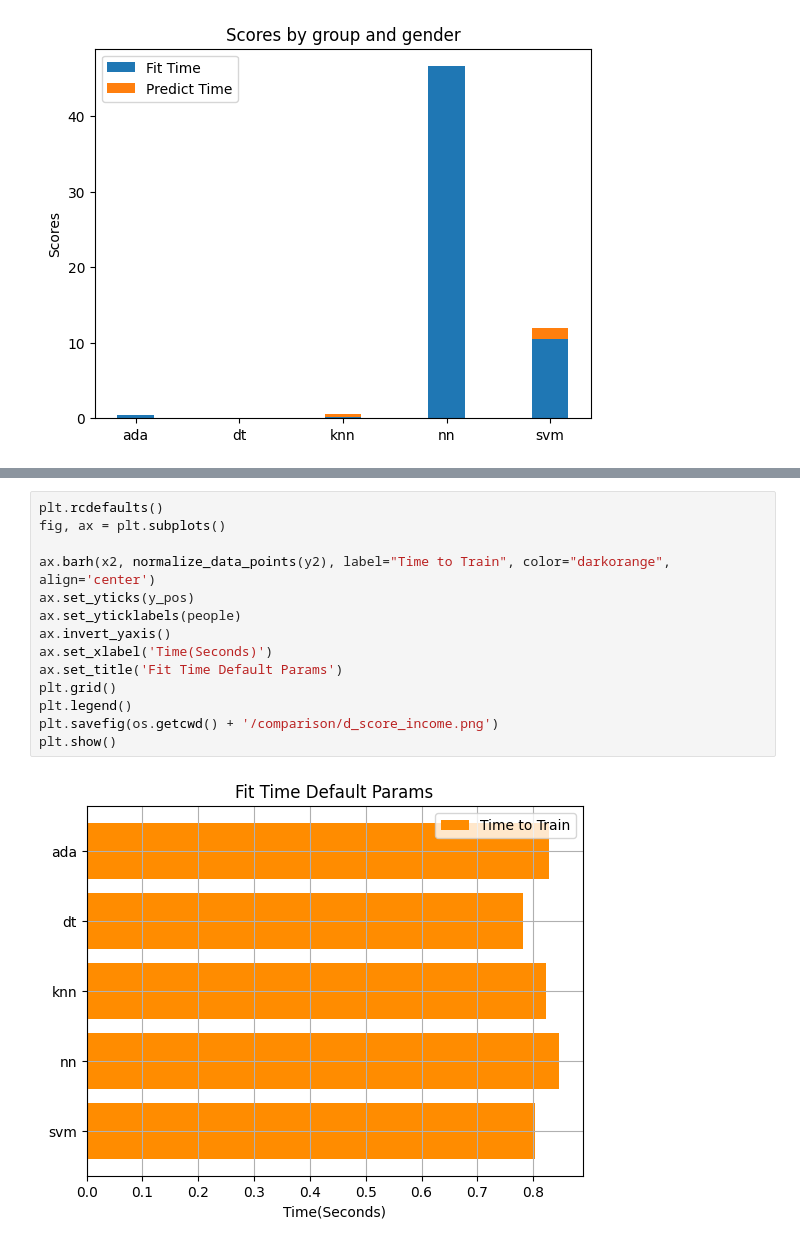
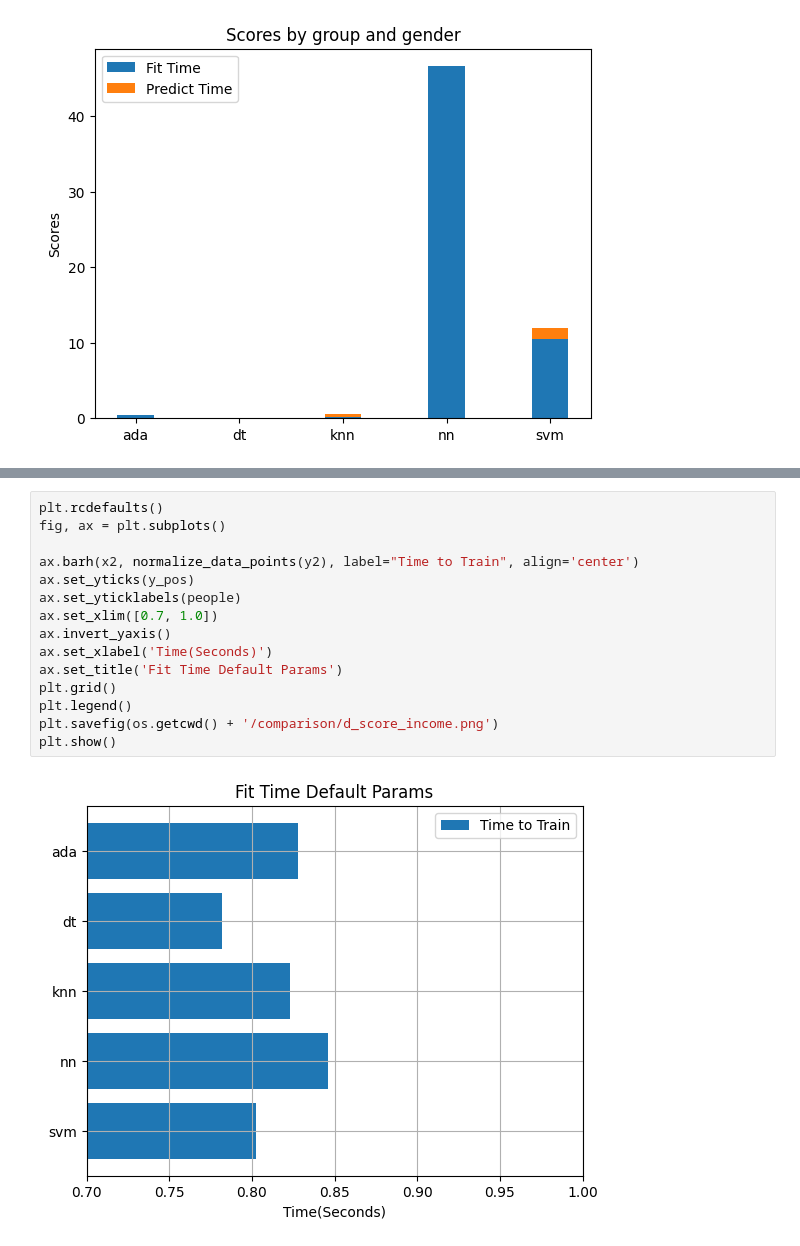
Before and after one commit to nitesh2104/ML, a Jupyter notebook: Supervised-Learning/comparison.ipynb, the cells around one changed output, grey strips where cells are left out. Saved outputs shown, nothing was run; the diff lists cells and outputs as text.

```diff
--- a/Supervised-Learning/comparison.ipynb
+++ b/Supervised-Learning/comparison.ipynb
@@ -157,16 +157,17 @@ plt.show()
 # %%
 plt.rcdefaults()
 fig, ax = plt.subplots()
 
-ax.barh(x2, normalize_data_points(y2), label="Time to Train", color="darkorange", align='center')
+ax.barh(x2, normalize_data_points(y2), label="Time to Train", align='center')
 ax.set_yticks(y_pos)
 ax.set_yticklabels(people)
+ax.set_xlim([0.7, 1.0])
 ax.invert_yaxis()
 ax.set_xlabel('Time(Seconds)')
 ax.set_title('Fit Time Default Params')
 plt.grid()
 plt.legend()
 plt.savefig(os.getcwd() + '/comparison/d_score_income.png')
 plt.show()
 # %% [output]
-[figure, old version]
+[figure, new version]
```
Also changed, not shown: parts of 1 cell of this notebook, 3 other files.
